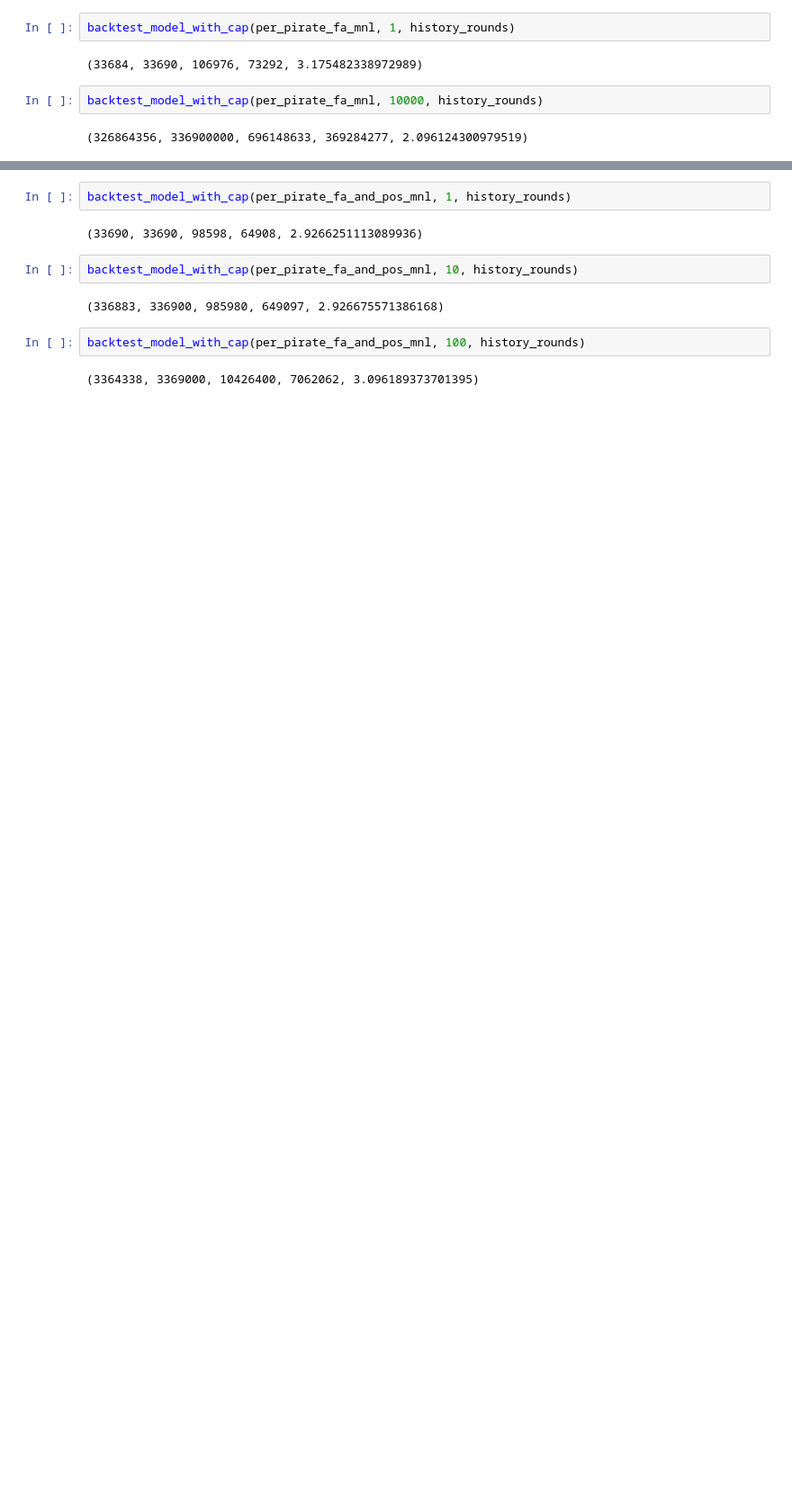
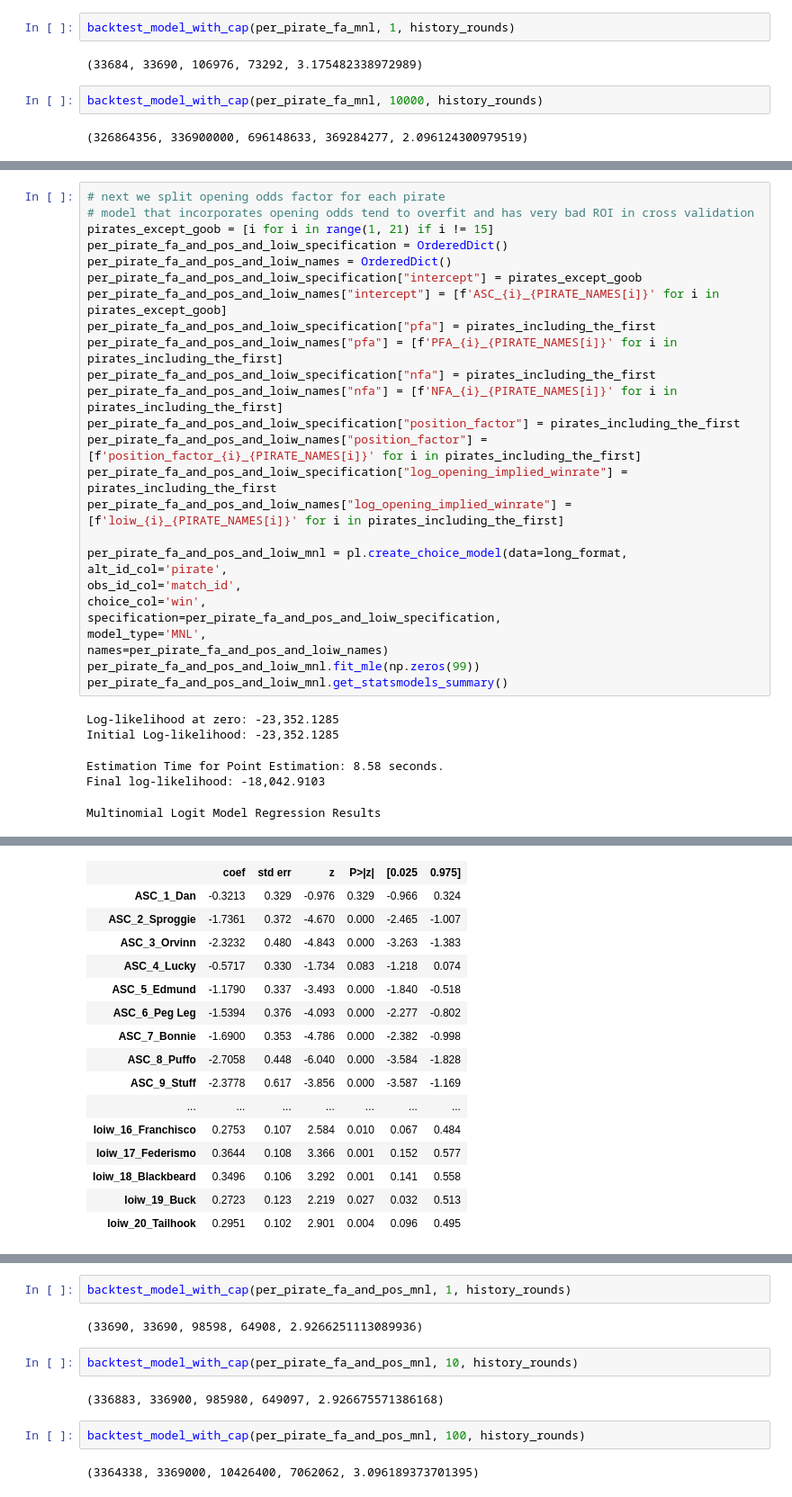
Before and after one commit to arsdragonfly/neofoodclub, a Jupyter notebook: model.ipynb, the cells around one changed output, grey strips where cells are left out. Shown at 90% size. Drawn from its saved outputs; the diff is of its cells as text; blank space fills up the shorter version.

```diff
--- a/model.ipynb
+++ b/model.ipynb
@@ -933,3 +856,35 @@ Multinomial Logit Model Regression Results
 | position_factor_18_Blackbeard | 1.0950 | 0.176 | 6.222 | 0.000 | 0.750 | 1.440 |
 | position_factor_19_Buck | 1.0004 | 0.136 | 7.342 | 0.000 | 0.733 | 1.267 |
 | position_factor_20_Tailhook | 1.2521 | 0.146 | 8.564 | 0.000 | 0.966 | 1.539 |
+# %%
+# next we split opening odds factor for each pirate
+# model that incorporates opening odds tend to overfit and has very bad ROI in cross validation
+pirates_except_goob = [i for i in range(1, 21) if i != 15]
+per_pirate_fa_and_pos_and_loiw_specification = OrderedDict()
+per_pirate_fa_and_pos_and_loiw_names = OrderedDict()
+per_pirate_fa_and_pos_and_loiw_specification["intercept"] = pirates_except_goob
+per_pirate_fa_and_pos_and_loiw_names["intercept"] = [f'ASC_{i}_{PIRATE_NAMES[i]}' for i in pirates_except_goob]
+per_pirate_fa_and_pos_and_loiw_specification["pfa"] = pirates_including_the_first
+per_pirate_fa_and_pos_and_loiw_names["pfa"] = [f'PFA_{i}_{PIRATE_NAMES[i]}' for i in pirates_including_the_first]
+per_pirate_fa_and_pos_and_loiw_specification["nfa"] = pirates_including_the_first
+per_pirate_fa_and_pos_and_loiw_names["nfa"] = [f'NFA_{i}_{PIRATE_NAMES[i]}' for i in pirates_including_the_first]
+per_pirate_fa_and_pos_and_loiw_specification["position_factor"] = pirates_including_the_first
+per_pirate_fa_and_pos_and_loiw_names["position_factor"] = [f'position_factor_{i}_{PIRATE_NAMES[i]}' for i in pirates_including_the_first]
+per_pirate_fa_and_pos_and_loiw_specification["log_opening_implied_winrate"] = pirates_including_the_first
+per_pirate_fa_and_pos_and_loiw_names["log_opening_implied_winrate"] = [f'loiw_{i}_{PIRATE_NAMES[i]}' for i in pirates_including_the_first]
+
+per_pirate_fa_and_pos_and_loiw_mnl = pl.create_choice_model(data=long_format,
+alt_id_col='pirate',
+obs_id_col='match_id',
+choice_col='win',
+specification=per_pirate_fa_and_pos_and_loiw_specification,
+model_type='MNL',
+names=per_pirate_fa_and_pos_and_loiw_names)
+per_pirate_fa_and_pos_and_loiw_mnl.fit_mle(np.zeros(99))
+per_pirate_fa_and_pos_and_loiw_mnl.get_statsmodels_summary()
+# %% [output]
+Log-likelihood at zero: -23,352.1285
+Initial Log-likelihood: -23,352.1285
+Estimation Time for Point Estimation: 8.58 seconds.
+Final log-likelihood: -18,042.9103
+Multinomial Logit Model Regression Results
@@ -935,0 +898,16 @@ Multinomial Logit Model Regression Results
+|  | coef | std err | z | P>|z| | [0.025 | 0.975] |
+| ASC_1_Dan | -0.3213 | 0.329 | -0.976 | 0.329 | -0.966 | 0.324 |
+| ASC_2_Sproggie | -1.7361 | 0.372 | -4.670 | 0.000 | -2.465 | -1.007 |
+| ASC_3_Orvinn | -2.3232 | 0.480 | -4.843 | 0.000 | -3.263 | -1.383 |
+| ASC_4_Lucky | -0.5717 | 0.330 | -1.734 | 0.083 | -1.218 | 0.074 |
+| ASC_5_Edmund | -1.1790 | 0.337 | -3.493 | 0.000 | -1.840 | -0.518 |
+| ASC_6_Peg Leg | -1.5394 | 0.376 | -4.093 | 0.000 | -2.277 | -0.802 |
+| ASC_7_Bonnie | -1.6900 | 0.353 | -4.786 | 0.000 | -2.382 | -0.998 |
+| ASC_8_Puffo | -2.7058 | 0.448 | -6.040 | 0.000 | -3.584 | -1.828 |
+| ASC_9_Stuff | -2.3778 | 0.617 | -3.856 | 0.000 | -3.587 | -1.169 |
+| ... | ... | ... | ... | ... | ... | ... |
+| loiw_16_Franchisco | 0.2753 | 0.107 | 2.584 | 0.010 | 0.067 | 0.484 |
+| loiw_17_Federismo | 0.3644 | 0.108 | 3.366 | 0.001 | 0.152 | 0.577 |
+| loiw_18_Blackbeard | 0.3496 | 0.106 | 3.292 | 0.001 | 0.141 | 0.558 |
+| loiw_19_Buck | 0.2723 | 0.123 | 2.219 | 0.027 | 0.032 | 0.513 |
+| loiw_20_Tailhook | 0.2951 | 0.102 | 2.901 | 0.004 | 0.096 | 0.495 |
```
Also changed, not shown: parts of 40 cells of this notebook, 22 other files.
